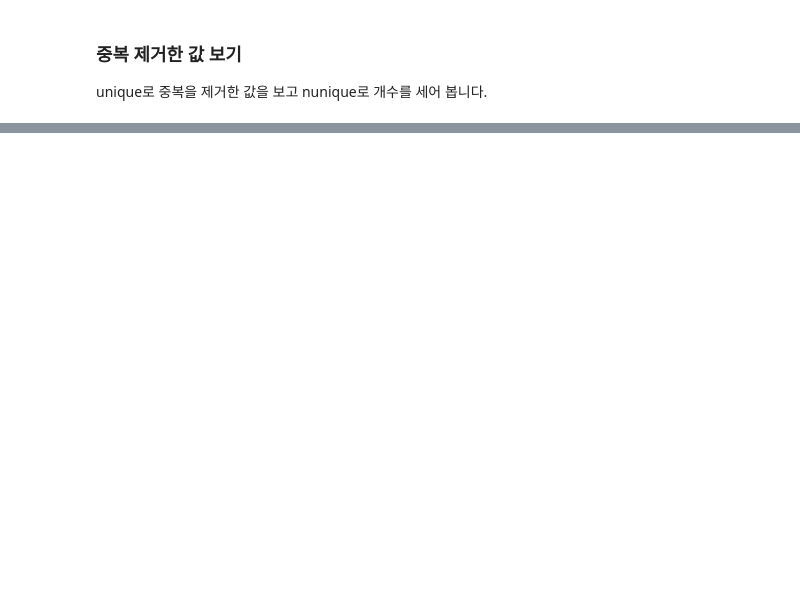
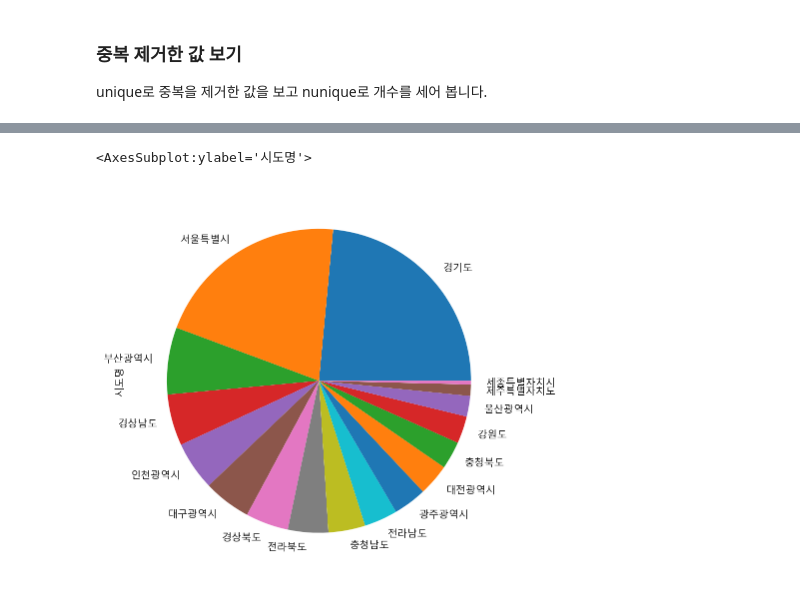
Before and after one commit to tree698/Data-Science-with-Python, a Jupyter notebook: 1. Data Analysis-Commercial Area Information in Seoul/Data Analysis.ipynb, the cells around one changed output, grey strips where cells are left out. Drawn from its saved outputs; the diff is of its cells as text; code cells hidden in the pictures; blank space fills up the shorter version.

```diff
--- a/1. Data Analysis-Commercial Area Information in Seoul/Data Analysis.ipynb
+++ b/1. Data Analysis-Commercial Area Information in Seoul/Data Analysis.ipynb
@@ -414,0 +502,5 @@ unique로 중복을 제거한 값을 보고 nunique로 개수를 세어 봅니
+# %%
+city.plot.pie(figsize=(7,7))
+# %% [output]
+<AxesSubplot:ylabel='시도명'>
+[figure, added]
```
Also changed, not shown: parts of 13 cells of this notebook.
